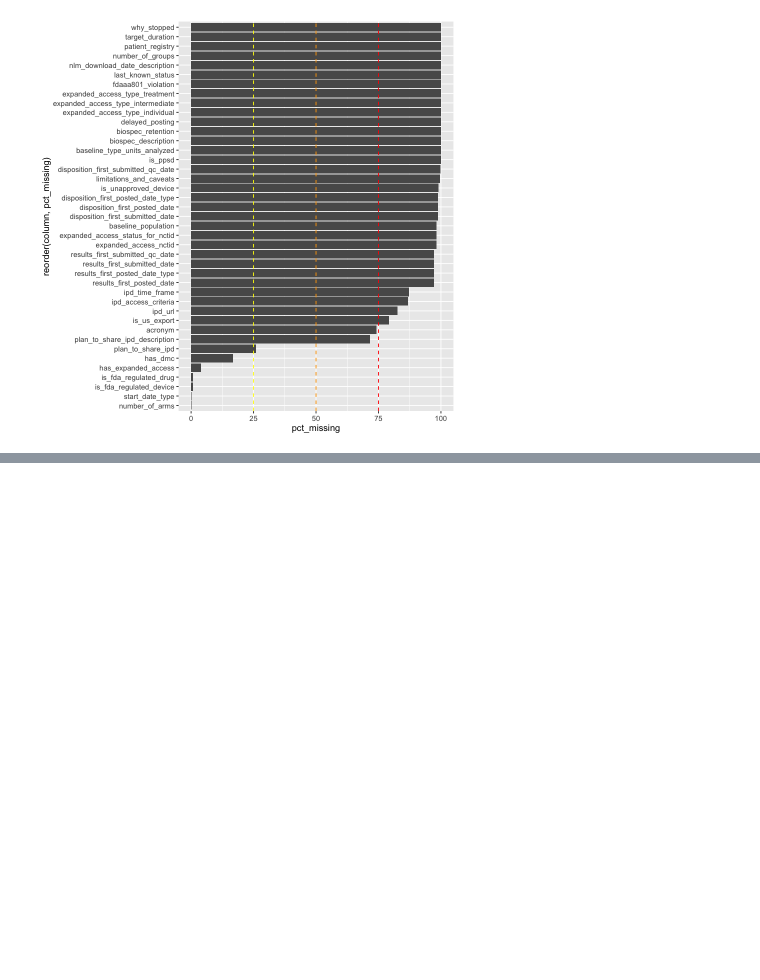
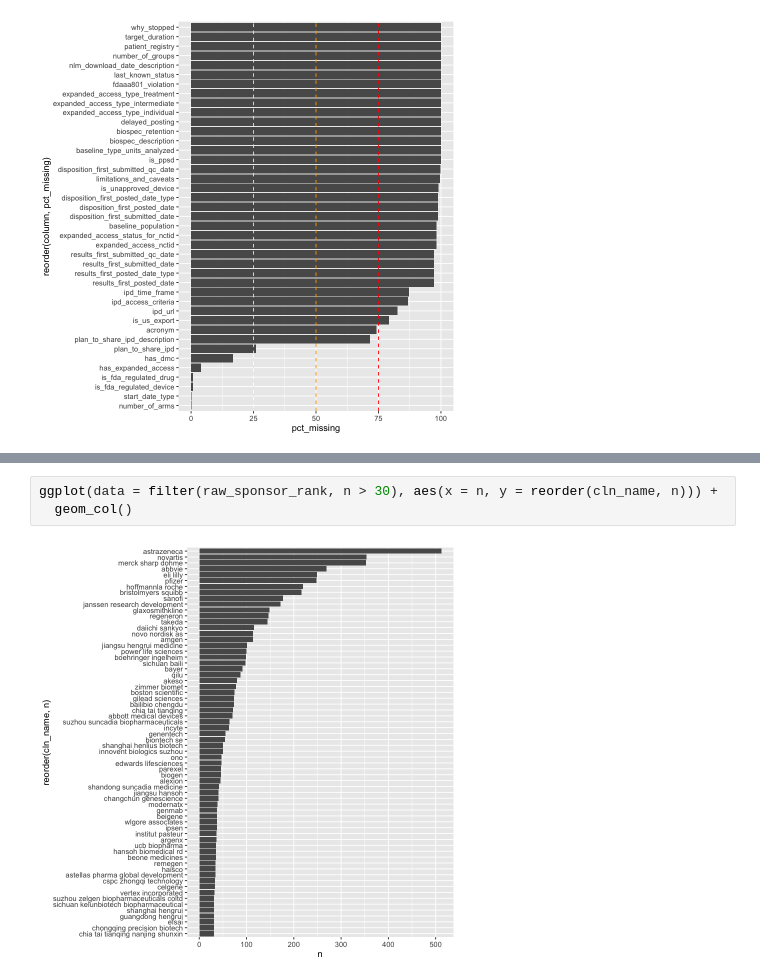
Before and after one commit to JoshZiel83/clinical-trials, a Jupyter notebook: notebooks/01_raw_data_exploration.ipynb, the cells around one changed output, grey strips where cells are left out. Cells and saved outputs as stored; diff of their text form; blank space fills up the shorter version.

```diff
--- a/notebooks/01_raw_data_exploration.ipynb
+++ b/notebooks/01_raw_data_exploration.ipynb
@@ -144,0 +190,5 @@ ggplot(data = missing_frame, aes(x = pct_missing, y = reorder(column, pct_missin
+# %%
+ggplot(data = filter(raw_sponsor_rank, n > 30), aes(x = n, y = reorder(cln_name, n))) +
+  geom_col()
+# %% [output]
+[figure, added]
```
Also changed, not shown: parts of 6 cells of this notebook, 11 other files.
